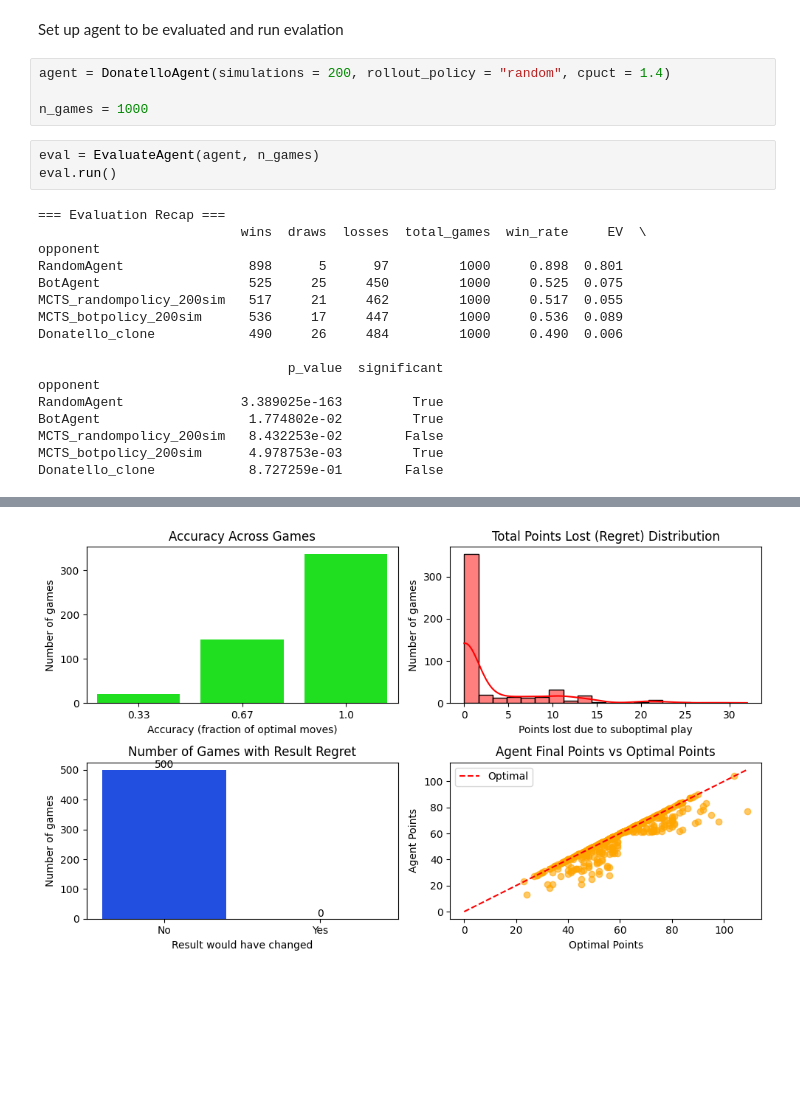
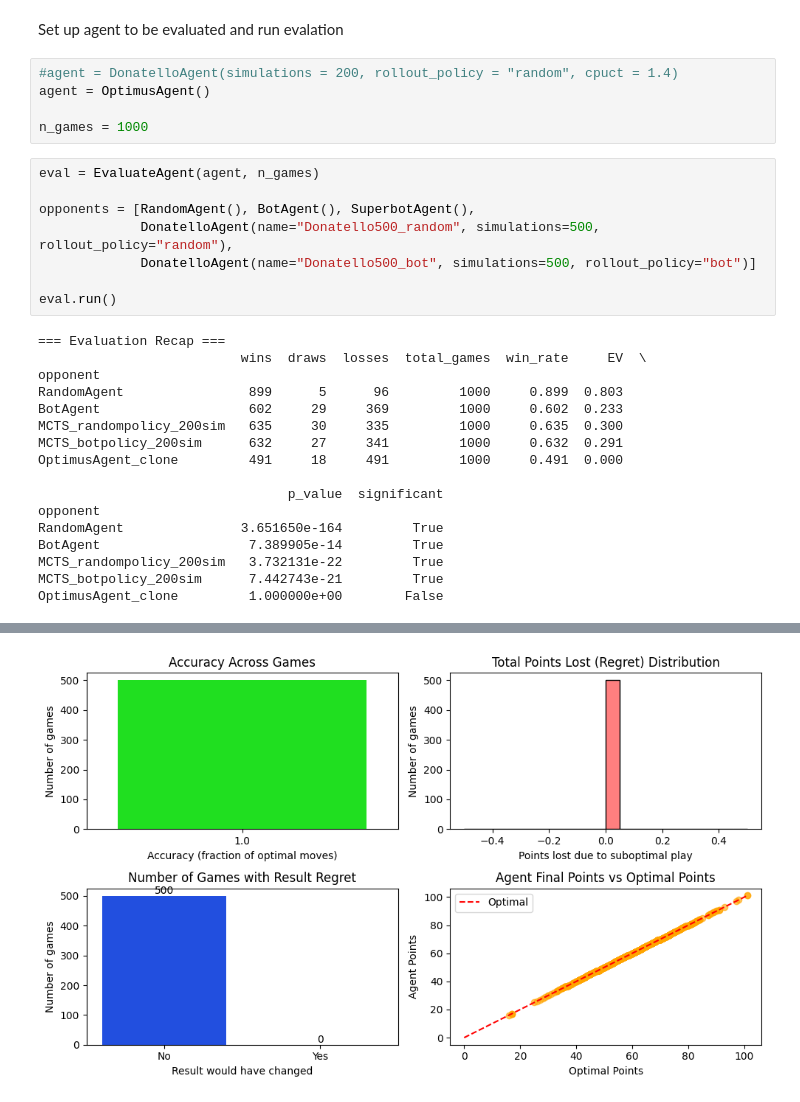
Before and after one commit to nicolapesaresi/Cardroom, a Jupyter notebook: cardroom/briscola/notebooks/evaluate_agent.ipynb, the cells around one changed output, grey strips where cells are left out. Cells and saved outputs as stored; diff of their text form; blank space fills up the shorter version.

Commit message:
integrated optimus with agent evaluation

```diff
--- a/cardroom/briscola/notebooks/evaluate_agent.ipynb
+++ b/cardroom/briscola/notebooks/evaluate_agent.ipynb
@@ -8,26 +13,32 @@ from cardroom.briscola.agents.evaluation.evaluate_agent import EvaluateAgent
 # %% [markdown]
 Set up agent to be evaluated and run evalation
 # %%
-agent = DonatelloAgent(simulations = 200, rollout_policy = "random", cpuct = 1.4)
+#agent = DonatelloAgent(simulations = 200, rollout_policy = "random", cpuct = 1.4)
+agent = OptimusAgent()
 
 n_games = 1000
 # %%
 eval = EvaluateAgent(agent, n_games)
+
+opponents = [RandomAgent(), BotAgent(), SuperbotAgent(),
+             DonatelloAgent(name="Donatello500_random", simulations=500, rollout_policy="random"),
+             DonatelloAgent(name="Donatello500_bot", simulations=500, rollout_policy="bot")]
+
 eval.run()
 # %% [output]
 === Evaluation Recap ===
                           wins  draws  losses  total_games  win_rate     EV  \
 opponent
-RandomAgent                898      5      97         1000     0.898  0.801
-BotAgent                   525     25     450         1000     0.525  0.075
-MCTS_randompolicy_200sim   517     21     462         1000     0.517  0.055
-MCTS_botpolicy_200sim      536     17     447         1000     0.536  0.089
-Donatello_clone            490     26     484         1000     0.490  0.006
+RandomAgent                899      5      96         1000     0.899  0.803
+BotAgent                   602     29     369         1000     0.602  0.233
+MCTS_randompolicy_200sim   635     30     335         1000     0.635  0.300
+MCTS_botpolicy_200sim      632     27     341         1000     0.632  0.291
+OptimusAgent_clone         491     18     491         1000     0.491  0.000
 
                                 p_value  significant
 opponent
-RandomAgent               3.389025e-163         True
-BotAgent                   1.774802e-02         True
-MCTS_randompolicy_200sim   8.432253e-02        False
-MCTS_botpolicy_200sim      4.978753e-03         True
-Donatello_clone            8.727259e-01        False
+RandomAgent               3.651650e-164         True
+BotAgent                   7.389905e-14         True
+MCTS_randompolicy_200sim   3.732131e-22         True
+MCTS_botpolicy_200sim      7.442743e-21         True
+OptimusAgent_clone         1.000000e+00        False
@@ -35 +46 @@ Donatello_clone            8.727259e-01        False
-[figure, old version]
+[figure, new version]
```
Also changed, not shown: parts of 2 cells of this notebook, 3 other files.
